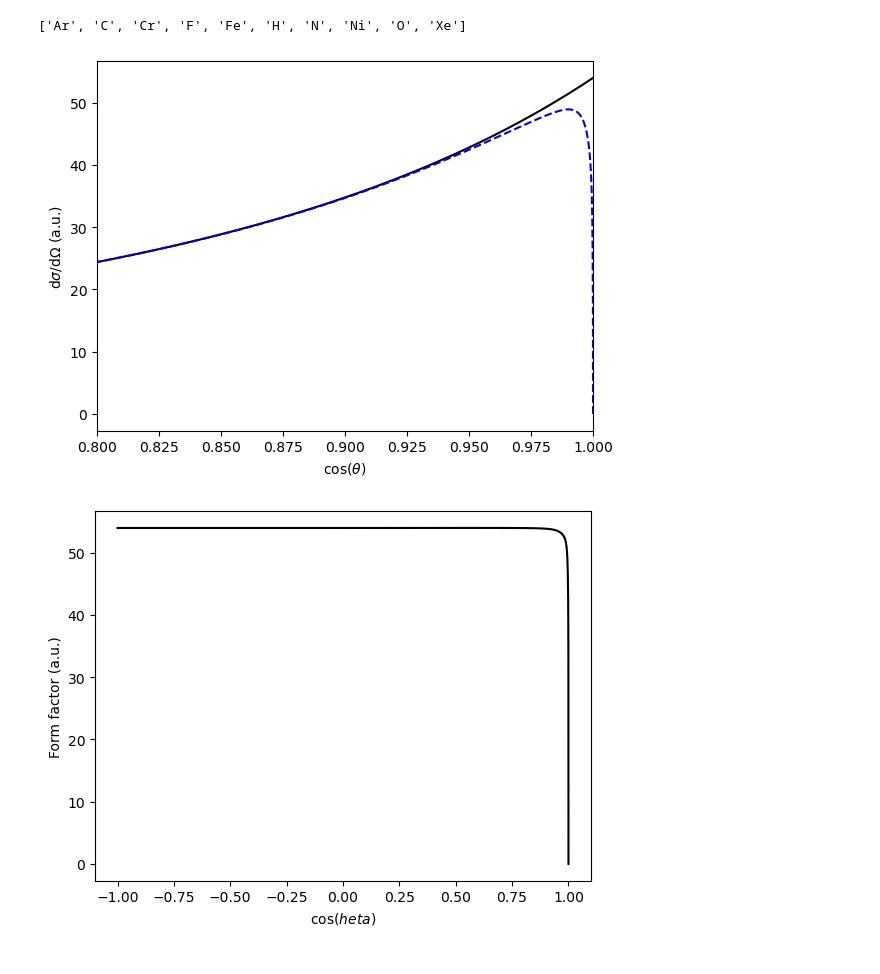
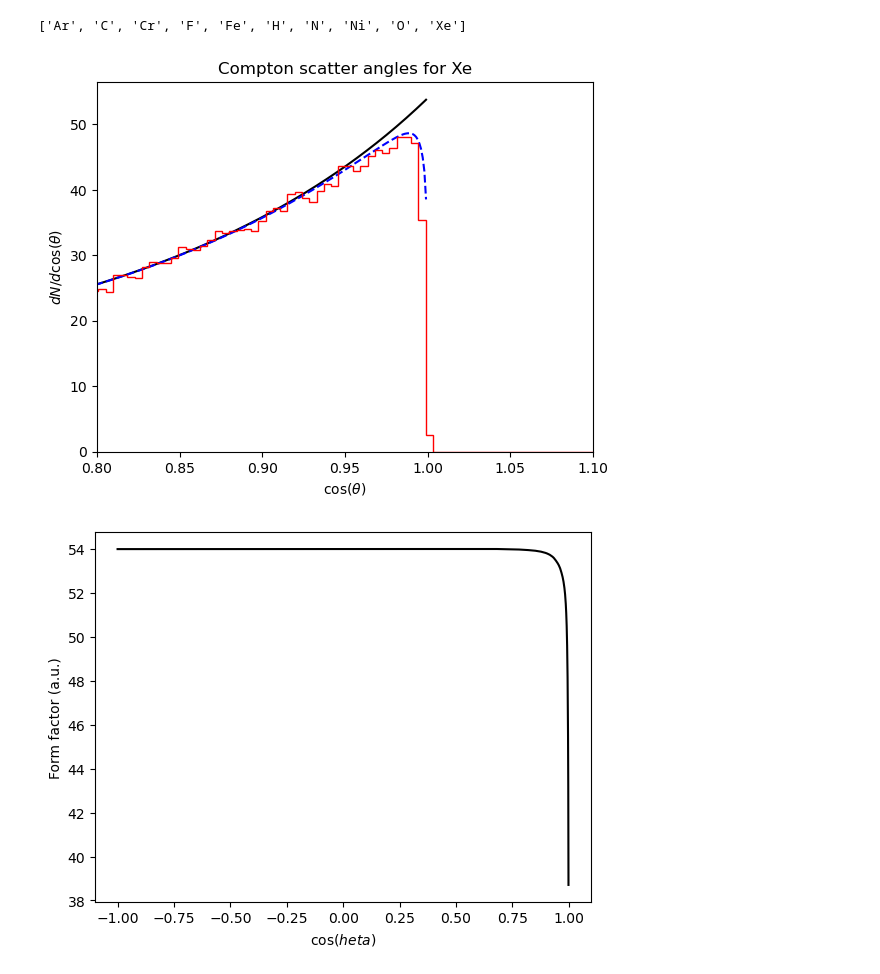
Before and after one commit to acolijn/G4FastSim, a Jupyter notebook: notebook/xsec_plot.ipynb, the cells around one changed output. Cells and saved outputs as stored; diff of their text form; code cells hidden in the pictures.

Commit message:
start implementing fastMC algorithms

```diff
--- a/notebook/xsec_plot.ipynb
+++ b/notebook/xsec_plot.ipynb
@@ -3,7 +3,8 @@ import numpy as np
 import matplotlib.pyplot as plt
 import uproot
 # %%
-gp = uproot.open("../build/G4FastSim.root:diff_xsec")
+file = uproot.open("../build/G4FastSim.root")
+gp = file["diff_xsec"]
 # %%
 cost=gp["cost"].array()
 ff=gp["ff"].array()
@@ -30,16 +31,28 @@ def plot_form(material):
 
     plt.xlabel("cos($\theta$)")
     plt.ylabel("Form factor (a.u.)")
+
+def plot_hist():
+    h = file['cost']
+    bin_contents = h.values()/78.
+    bin_edges = h.axis().edges()
+    plt.hist(bin_edges[:-1], bins=bin_edges, weights=bin_contents, histtype='step', edgecolor='red')
+    plt.xlabel('$\\cos(\\theta)$')
+    plt.ylabel('$dN / d\\cos(\\theta)$')
+    plt.title('Compton scatter angles for Xe')
+    plt.grid(False)
 # %%
 plot_klein_nishina("Xe")
-plt.xlim(0.8,1)
+plot_hist()
+
+plt.xlim(0.8,1.1)
 plt.show()
 # %% [output]
-[figure, old version]
+[figure, new version]
 # %%
 plot_form("Xe")
 # %% [output]
-[figure, old version]
+[figure, new version]
 # %%
 cut = (mat == "LXe") & (proc == "att")
 ec = e[cut]
```
Also changed, not shown: 15 other files.
